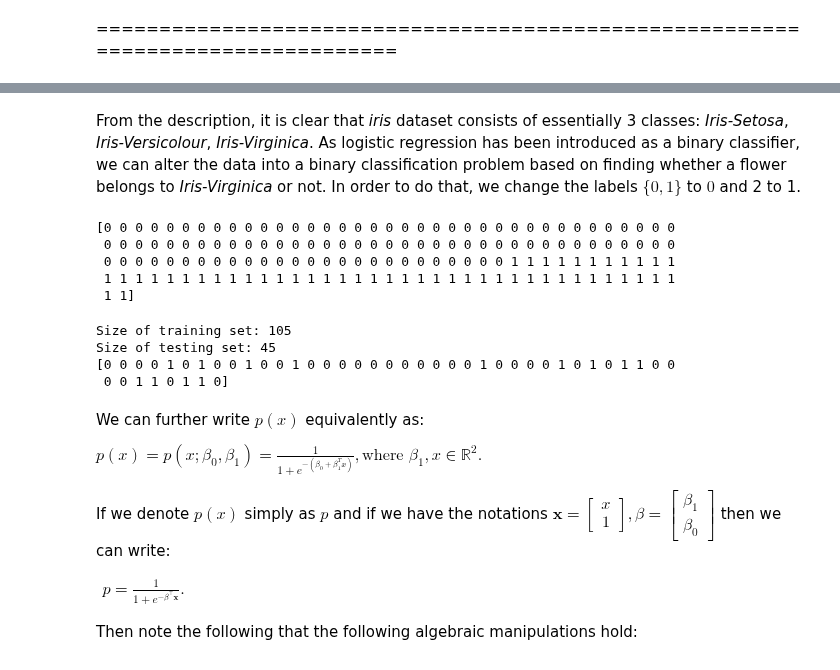
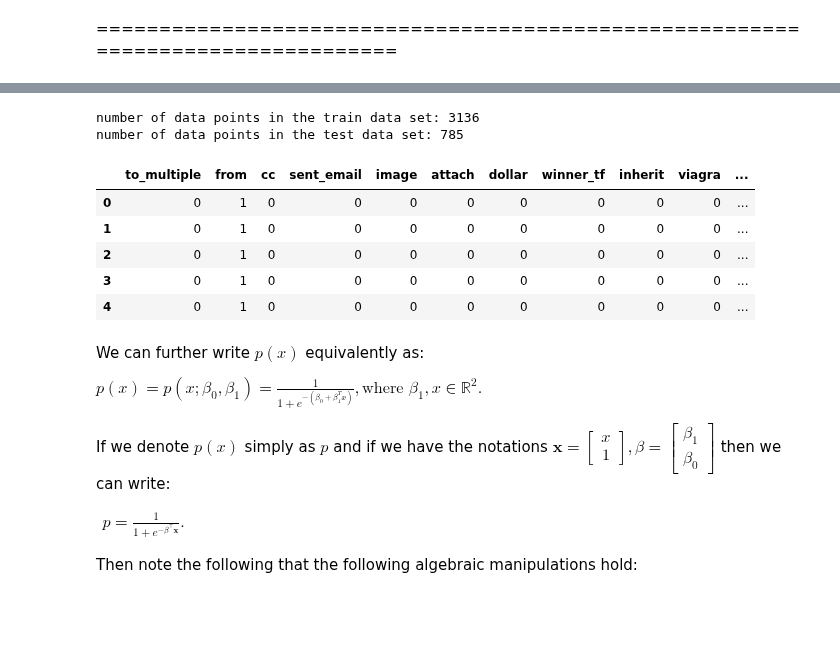
Before and after one commit to arvind-maurya/MachineLearning, a Jupyter notebook: Assignment/AIMLCEP_Q2.ipynb, the cells around one changed output, grey strips where cells are left out. Cells and saved outputs as stored; diff of their text form; code cells hidden in the pictures; blank space fills up the shorter version.

```diff
--- a/Assignment/AIMLCEP_Q2.ipynb
+++ b/Assignment/AIMLCEP_Q2.ipynb
@@ -100,7 +100,8 @@ spam_class_train_data_tf
 3136 rows × 22 columns
 # %%
 #Lets Drop original column in dataframe
-spam_class_train_data_tf.drop(['winner','number'], axis=1)
+spam_class_train_data_tf= spam_class_train_data_tf.drop(['winner','number'], axis=1)
+spam_class_train_data_tf
 # %% [output]
 |  | spam | to_multiple | from | cc | sent_email | image | attach | dollar | winner_tf | inherit | ... |
 | 0 | 0 | 0 | 1 | 0 | 0 | 0 | 0 | 0 | 0 | 0 | ... |
@@ -201,7 +202,8 @@ spam_class_test_data_tf
 785 rows × 22 columns
 # %%
 #Lets Drop original column in test dataframe
-spam_class_test_data_tf.drop(['winner', 'number'], axis=1)
+spam_class_test_data_tf = spam_class_test_data_tf.drop(['winner', 'number'], axis=1)
+spam_class_test_data_tf
 # %% [output]
 |  | spam | to_multiple | from | cc | sent_email | image | attach | dollar | winner_tf | inherit | ... |
 | 0 | 1 | 0 | 1 | 0 | 0 | 0 | 0 | 0 | 0 | 0 | ... |
@@ -242,23 +223,17 @@ print(X)
-# %% [markdown]
-From the description, it is clear that *iris* dataset consists of essentially 3 classes: *Iris-Setosa*, *Iris-Versicolour*, *Iris-Virginica*. As logistic regression has been introduced as a binary classifier, we can alter the data into a binary classification problem based on finding whether a flower belongs to *Iris-Virginica* or not. In order to do that, we change the labels $\{0,1\}$ to $0$ and 2 to 1.
-# %%
-y = np.where(iris_data['target'] == 2, 1, 0) #shorthand notation to change all labels other than 2 as 0 and 2 as 1
-print(y)
-# %% [output]
-[0 0 0 0 0 0 0 0 0 0 0 0 0 0 0 0 0 0 0 0 0 0 0 0 0 0 0 0 0 0 0 0 0 0 0 0 0
- 0 0 0 0 0 0 0 0 0 0 0 0 0 0 0 0 0 0 0 0 0 0 0 0 0 0 0 0 0 0 0 0 0 0 0 0 0
- 0 0 0 0 0 0 0 0 0 0 0 0 0 0 0 0 0 0 0 0 0 0 0 0 0 0 1 1 1 1 1 1 1 1 1 1 1
- 1 1 1 1 1 1 1 1 1 1 1 1 1 1 1 1 1 1 1 1 1 1 1 1 1 1 1 1 1 1 1 1 1 1 1 1 1
- 1 1]
-# %%
-from sklearn.model_selection import train_test_split
-X_train, X_test, y_train, y_test = train_test_split(X, y, test_size = 0.3, random_state = 1)
-print('Size of training set:', len(X_train))
-n = len(X_train)
-print('Size of testing set:', len(X_test))
-print(y_test)
-# %% [output]
-Size of training set: 105
-Size of testing set: 45
-[0 0 0 0 1 0 1 0 0 1 0 0 1 0 0 0 0 0 0 0 0 0 0 0 1 0 0 0 0 1 0 1 0 1 1 0 0
- 0 0 1 1 0 1 1 0]
+# %%
+#Let us now compute beta_train
+n_train = len(spam_class_train_data_tf.index) #number of data points in the data set
+print('number of data points in the train data set:',n_train)
+
+#Let us now compute beta_train
+n_test = len(spam_class_test_data_tf.index) #number of data points in the data set
+print('number of data points in the test data set:',n_test)
+# %% [output]
+number of data points in the train data set: 3136
+number of data points in the test data set: 785
+|  | to_multiple | from | cc | sent_email | image | attach | dollar | winner_tf | inherit | viagra | ... |
+| 0 | 0 | 1 | 0 | 0 | 0 | 0 | 0 | 0 | 0 | 0 | ... |
+| 1 | 0 | 1 | 0 | 0 | 0 | 0 | 0 | 0 | 0 | 0 | ... |
+| 2 | 0 | 1 | 0 | 0 | 0 | 0 | 0 | 0 | 0 | 0 | ... |
+| 3 | 0 | 1 | 0 | 0 | 0 | 0 | 0 | 0 | 0 | 0 | ... |
+| 4 | 0 | 1 | 0 | 0 | 0 | 0 | 0 | 0 | 0 | 0 | ... |
```
Also changed, not shown: parts of 58 cells of this notebook.
